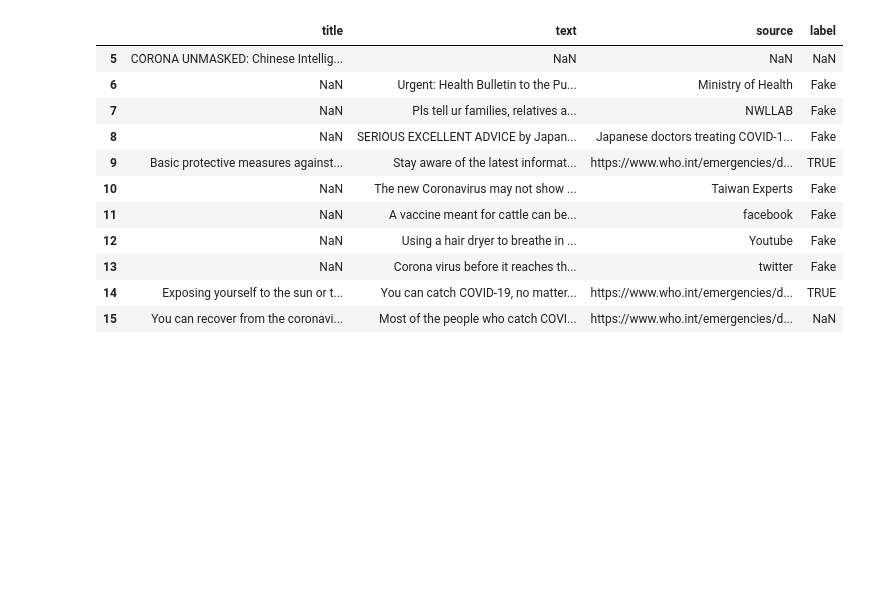
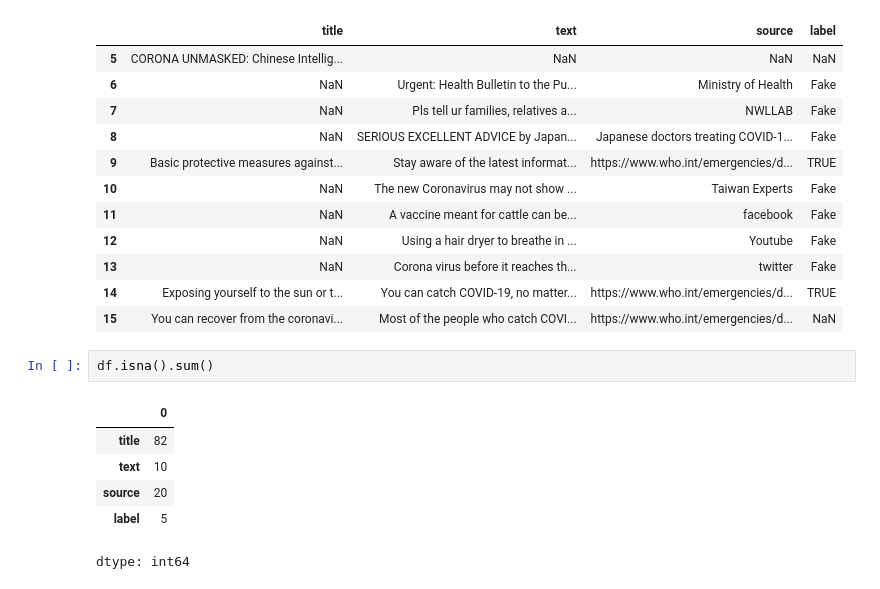
Before and after one commit to Saishashank24/Excelr-NLP, a Jupyter notebook: 07_02_2025_2.ipynb, the cells around one changed output. Drawn from its saved outputs; the diff is of its cells as text; blank space fills up the shorter version.

```diff
--- a/07_02_2025_2.ipynb
+++ b/07_02_2025_2.ipynb
@@ -49,3 +49,12 @@ df.loc[5:15]
 | 13 | NaN | Corona virus before it reaches th... | twitter | Fake |
 | 14 | Exposing yourself to the sun or t... | You can catch COVID-19, no matter... | https://www.who.int/emergencies/d... | TRUE |
 | 15 | You can recover from the coronavi... | Most of the people who catch COVI... | https://www.who.int/emergencies/d... | NaN |
+# %%
+df.isna().sum()
+# %% [output]
+|  | 0 |
+| title | 82 |
+| text | 10 |
+| source | 20 |
+| label | 5 |
+dtype: int64
```
Also changed, not shown: parts of 4 cells of this notebook.
